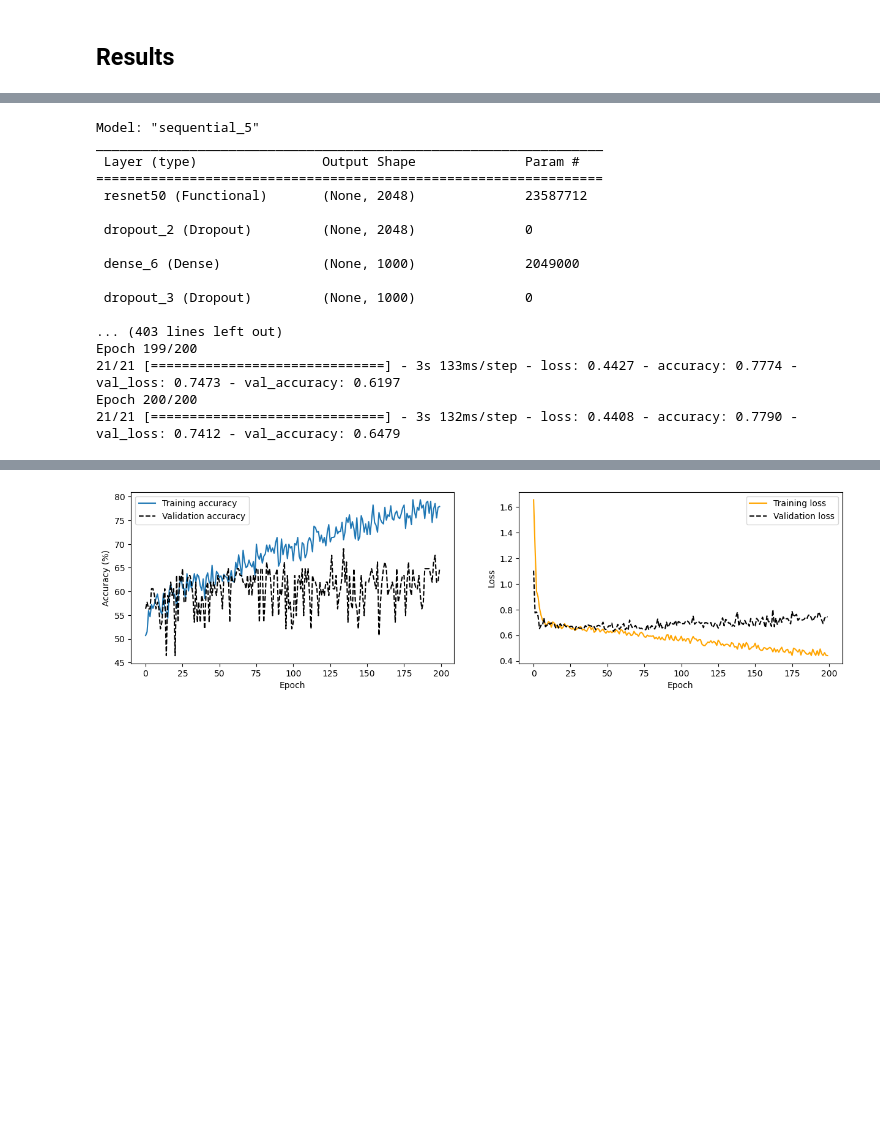
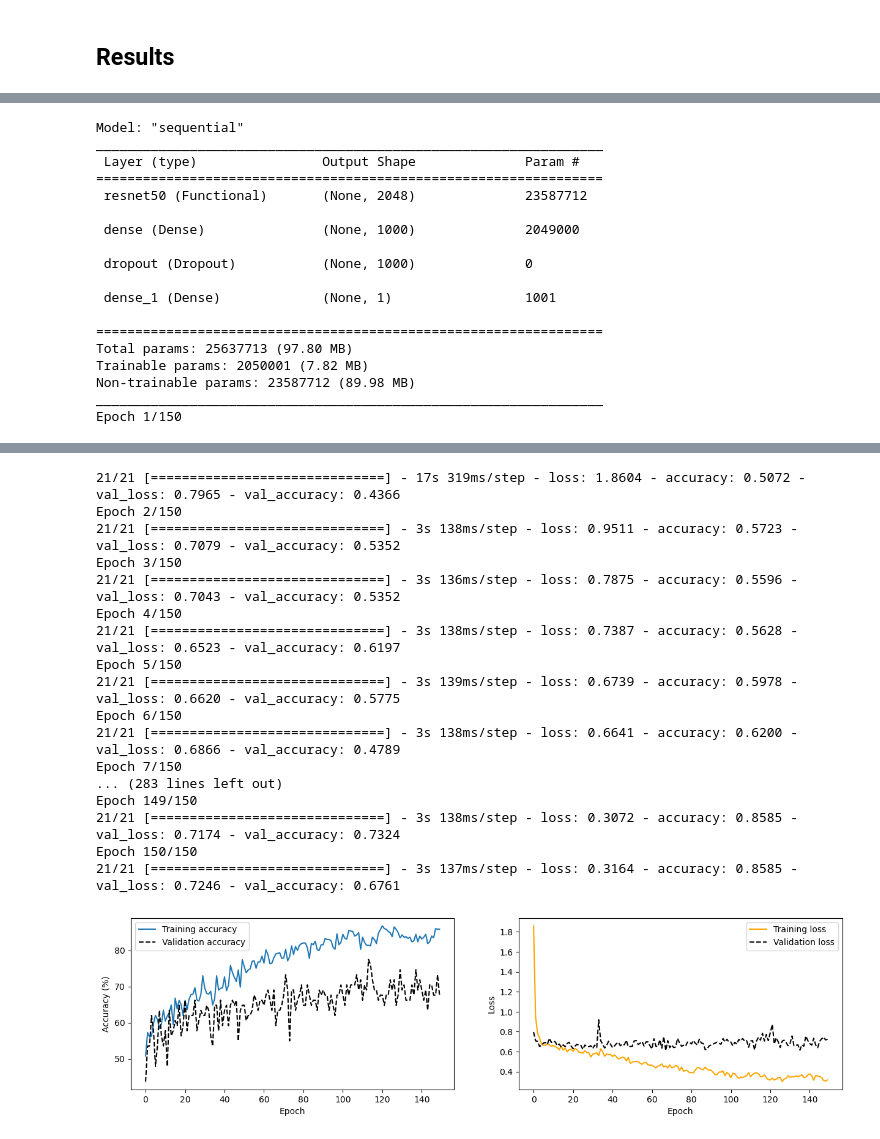
Before and after one commit to birth-outcomes/ctg_exploratory, a Jupyter notebook: 09_daydulo_resnet50.ipynb, the cells around one changed output, grey strips where cells are left out. Drawn from its saved outputs; the diff is of its cells as text; code cells hidden in the pictures; blank space fills up the shorter version.

```diff
--- a/09_daydulo_resnet50.ipynb
+++ b/09_daydulo_resnet50.ipynb
@@ -201,7 +201,7 @@ As 800 iterations would take a very long time to run, I have tried it with 100 i
 
 For Keras ResNet, if you set **include_top=False**, it will **exclude the final pooling and fully connected layers in the model**. This is to allow you to customise the model output layers more.
 # %%
-def resnet(epochs=100, dropout_1=False, layer_1000=False, dropout_2=False):
+def resnet(epochs=100, dense100_1=False, dropout_1=False, dense100_2=False, layer_1000=False, dropout_2=False):
     '''
     Build, train and evaluate the ResNet50 model
     Inputs:
@@ -228,13 +228,21 @@ def resnet(epochs=100, dropout_1=False, layer_1000=False, dropout_2=False):
     # Add ResNet50
     dnn_model.add(imported_model)
 
+    # Optional dense 100 layer
+    if dense100_1:
+        dnn_model.add(layers.Dense(units=100, activation='relu'))
+
     # Optional drop out layer
     if dropout_1:
         dnn_model.add(layers.Dropout(0.5))
 
+    # Optional dense 100 layer
+    if dense100_2:
+        dnn_model.add(layers.Dense(units=100, activation='relu'))
+
     # Optional dense 1000 layer
     if layer_1000:
-        dnn_model.add(layers.Dense(units=1000, input_dim=2048, activation='relu'))
+        dnn_model.add(layers.Dense(units=1000, activation='relu'))
 
     # Optional drop out layer
     if dropout_2:
@@ -376,20 +361,21 @@ Epoch 40/40
 # %%
-resnet(epochs=200, dropout_1=True, layer_1000=True, dropout_2=True)
+resnet(epochs=150, layer_1000=True, dropout_2=True)
 # %% [output]
-Model: "sequential_5"
+Model: "sequential"
 _________________________________________________________________
  Layer (type)                Output Shape              Param #
 =================================================================
  resnet50 (Functional)       (None, 2048)              23587712
 
- dropout_2 (Dropout)         (None, 2048)              0
+ dense (Dense)               (None, 1000)              2049000
 
- dense_6 (Dense)             (None, 1000)              2049000
+ dropout (Dropout)           (None, 1000)              0
 
- dropout_3 (Dropout)         (None, 1000)              0
+ dense_1 (Dense)             (None, 1)                 1001
 
-... (403 lines left out)
-Epoch 199/200
-21/21 [==============================] - 3s 133ms/step - loss: 0.4427 - accuracy: 0.7774 - val_loss: 0.7473 - val_accuracy: 0.6197
-Epoch 200/200
-21/21 [==============================] - 3s 132ms/step - loss: 0.4408 - accuracy: 0.7790 - val_loss: 0.7412 - val_accuracy: 0.6479
+=================================================================
+Total params: 25637713 (97.80 MB)
+Trainable params: 2050001 (7.82 MB)
+Non-trainable params: 23587712 (89.98 MB)
+_________________________________________________________________
+Epoch 1/150
@@ -396 +387,18 @@ Epoch 200/200
+21/21 [==============================] - 17s 319ms/step - loss: 1.8604 - accuracy: 0.5072 - val_loss: 0.7965 - val_accuracy: 0.4366
+Epoch 2/150
+21/21 [==============================] - 3s 138ms/step - loss: 0.9511 - accuracy: 0.5723 - val_loss: 0.7079 - val_accuracy: 0.5352
+Epoch 3/150
+21/21 [==============================] - 3s 136ms/step - loss: 0.7875 - accuracy: 0.5596 - val_loss: 0.7043 - val_accuracy: 0.5352
+Epoch 4/150
+21/21 [==============================] - 3s 138ms/step - loss: 0.7387 - accuracy: 0.5628 - val_loss: 0.6523 - val_accuracy: 0.6197
+Epoch 5/150
+21/21 [==============================] - 3s 139ms/step - loss: 0.6739 - accuracy: 0.5978 - val_loss: 0.6620 - val_accuracy: 0.5775
+Epoch 6/150
+21/21 [==============================] - 3s 138ms/step - loss: 0.6641 - accuracy: 0.6200 - val_loss: 0.6866 - val_accuracy: 0.4789
+Epoch 7/150
+... (283 lines left out)
+Epoch 149/150
+21/21 [==============================] - 3s 138ms/step - loss: 0.3072 - accuracy: 0.8585 - val_loss: 0.7174 - val_accuracy: 0.7324
+Epoch 150/150
+21/21 [==============================] - 3s 137ms/step - loss: 0.3164 - accuracy: 0.8585 - val_loss: 0.7246 - val_accuracy: 0.6761
-[figure, old version]
+[figure, new version]
```
Also changed, not shown: parts of 7 cells of this notebook.
